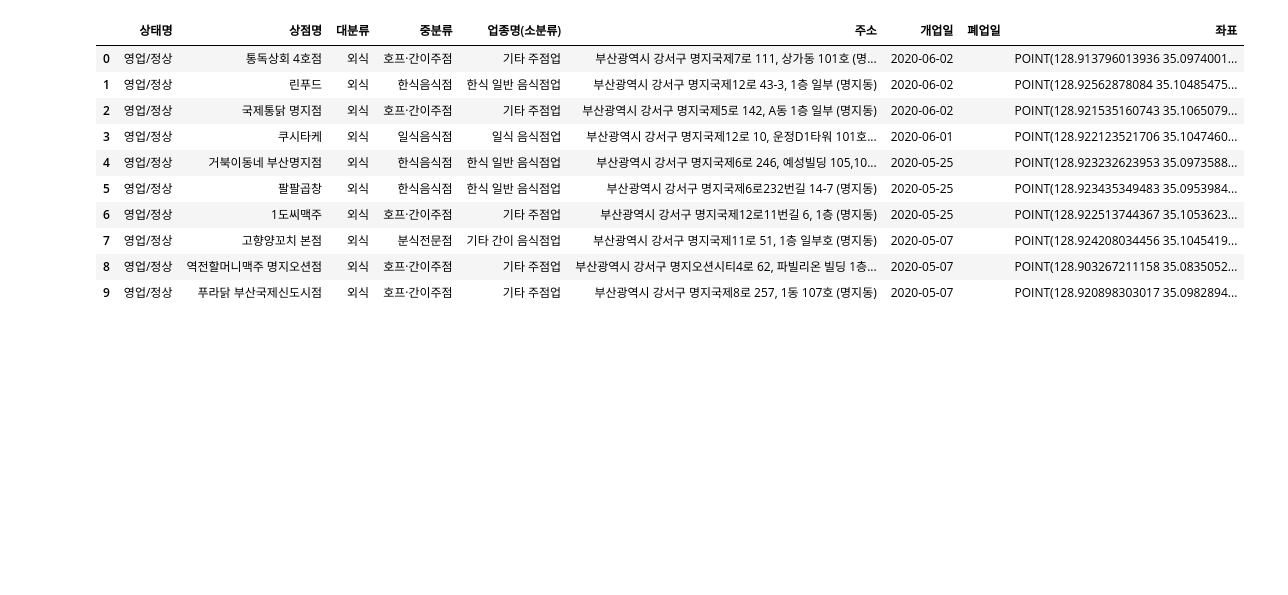
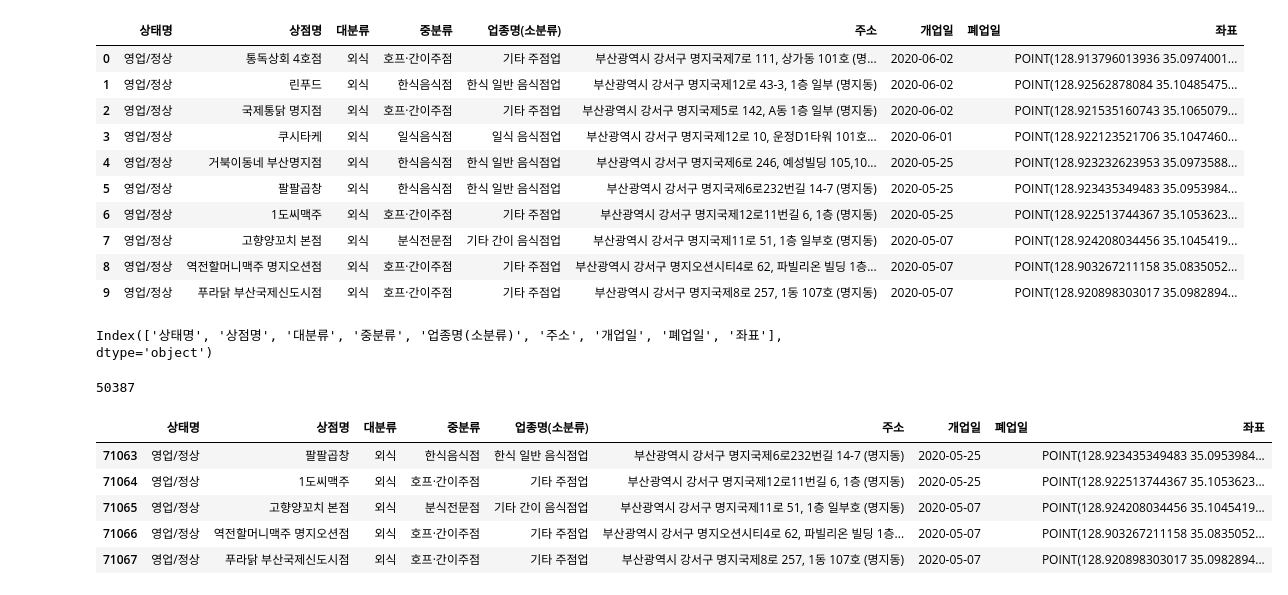
Before and after one commit to Busan-Bigdata-analysis/storage, a Jupyter notebook: getData/useApi.ipynb, the cells around one changed output. Cells and saved outputs as stored; diff of their text form; code cells hidden in the pictures; blank space fills up the shorter version.

```diff
--- a/getData/useApi.ipynb
+++ b/getData/useApi.ipynb
@@ -93,3 +93,23 @@ dataframe
 | 7 | 영업/정상 | 고향양꼬치 본점 | 외식 | 분식전문점 | 기타 간이 음식점업 | 부산광역시 강서구 명지국제11로 51, 1층 일부호 (명지동) | 2020-05-07 |  | POINT(128.924208034456 35.1045419... |
 | 8 | 영업/정상 | 역전할머니맥주 명지오션점 | 외식 | 호프·간이주점 | 기타 주점업 | 부산광역시 강서구 명지오션시티4로 62, 파빌리온 빌딩 1층... | 2020-05-07 |  | POINT(128.903267211158 35.0835052... |
 | 9 | 영업/정상 | 푸라닭 부산국제신도시점 | 외식 | 호프·간이주점 | 기타 주점업 | 부산광역시 강서구 명지국제8로 257, 1동 107호 (명지동) | 2020-05-07 |  | POINT(128.920898303017 35.0982894... |
+# %%
+확인 = pd.read_csv('../data/total_data/부산광역시_상권 점포이력정보 - 복사본.xlsx',encoding='cp949',index_col=0)
+# %%
+확인.columns
+# %% [output]
+Index(['상태명', '상점명', '대분류', '중분류', '업종명(소분류)', '주소', '개업일', '폐업일', '좌표'], dtype='object')
+# %%
+len(확인.상점명.unique())
+# %% [output]
+50387
+# %%
+확인 = pd.concat([확인,dataframe],ignore_index=True)
+확인.tail()
+# %% [output]
+|  | 상태명 | 상점명 | 대분류 | 중분류 | 업종명(소분류) | 주소 | 개업일 | 폐업일 | 좌표 |
+| 71063 | 영업/정상 | 팔팔곱창 | 외식 | 한식음식점 | 한식 일반 음식점업 | 부산광역시 강서구 명지국제6로232번길 14-7 (명지동) | 2020-05-25 |  | POINT(128.923435349483 35.0953984... |
+| 71064 | 영업/정상 | 1도씨맥주 | 외식 | 호프·간이주점 | 기타 주점업 | 부산광역시 강서구 명지국제12로11번길 6, 1층 (명지동) | 2020-05-25 |  | POINT(128.922513744367 35.1053623... |
+| 71065 | 영업/정상 | 고향양꼬치 본점 | 외식 | 분식전문점 | 기타 간이 음식점업 | 부산광역시 강서구 명지국제11로 51, 1층 일부호 (명지동) | 2020-05-07 |  | POINT(128.924208034456 35.1045419... |
+| 71066 | 영업/정상 | 역전할머니맥주 명지오션점 | 외식 | 호프·간이주점 | 기타 주점업 | 부산광역시 강서구 명지오션시티4로 62, 파빌리온 빌딩 1층... | 2020-05-07 |  | POINT(128.903267211158 35.0835052... |
+| 71067 | 영업/정상 | 푸라닭 부산국제신도시점 | 외식 | 호프·간이주점 | 기타 주점업 | 부산광역시 강서구 명지국제8로 257, 1동 107호 (명지동) | 2020-05-07 |  | POINT(128.920898303017 35.0982894... |
```
Also changed, not shown: 3 other files.
